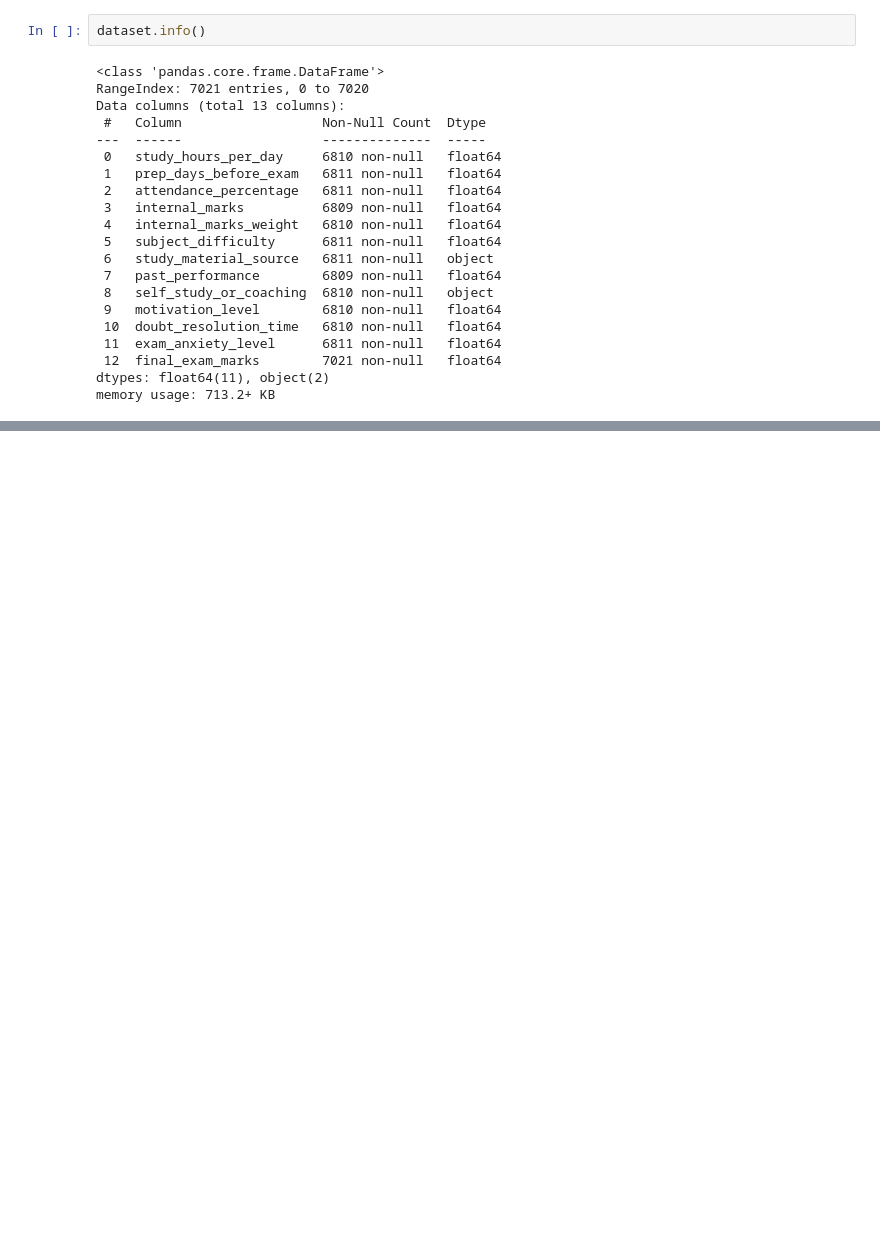
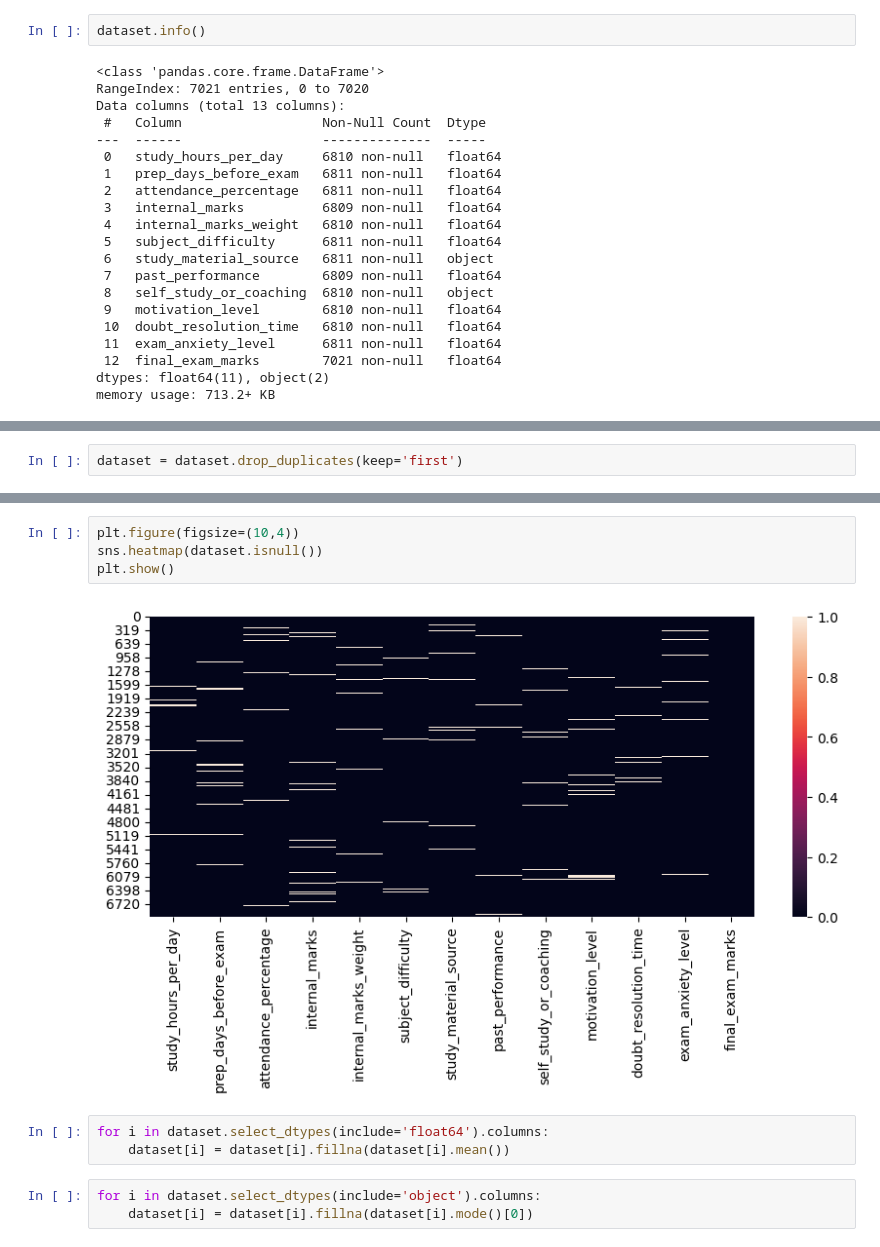
Before and after one commit to shawinCreates/Finals-Countdown, a Jupyter notebook: notebooks/data_preprocessing.ipynb, the cells around one changed output, grey strips where cells are left out. Drawn from its saved outputs; the diff is of its cells as text; blank space fills up the shorter version.

```diff
--- a/notebooks/data_preprocessing.ipynb
+++ b/notebooks/data_preprocessing.ipynb
@@ -37,0 +57,2 @@ memory usage: 713.2+ KB
+# %%
+dataset = dataset.drop_duplicates(keep='first')
@@ -37,0 +97,12 @@ memory usage: 713.2+ KB
+# %%
+plt.figure(figsize=(10,4))
+sns.heatmap(dataset.isnull())
+plt.show()
+# %% [output]
+[figure, added]
+# %%
+for i in dataset.select_dtypes(include='float64').columns:
+    dataset[i] = dataset[i].fillna(dataset[i].mean())
+# %%
+for i in dataset.select_dtypes(include='object').columns:
+    dataset[i] = dataset[i].fillna(dataset[i].mode()[0])
```
Also changed, not shown: parts of 24 cells of this notebook.
